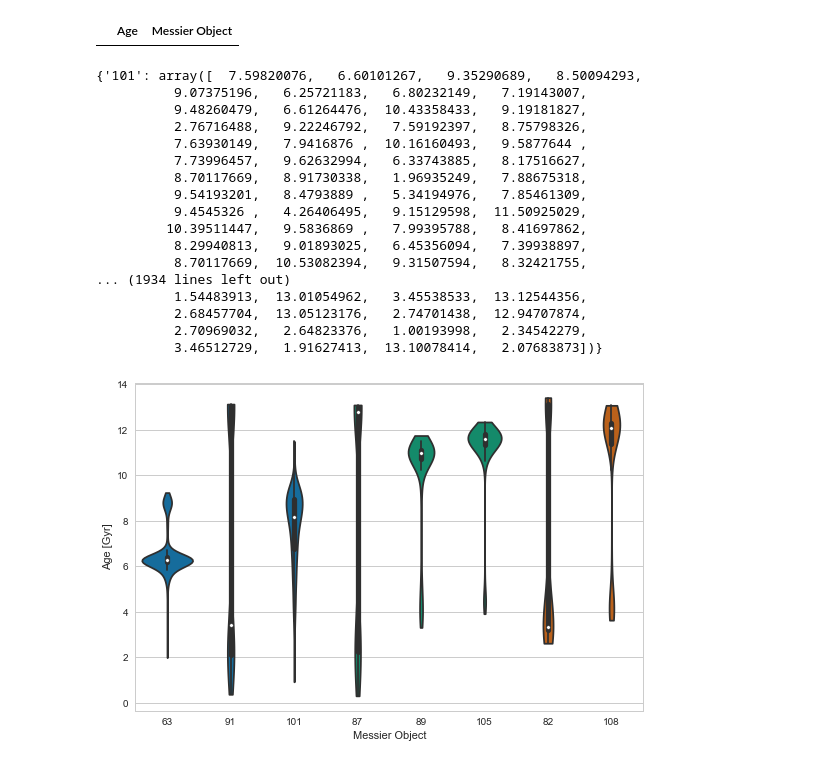
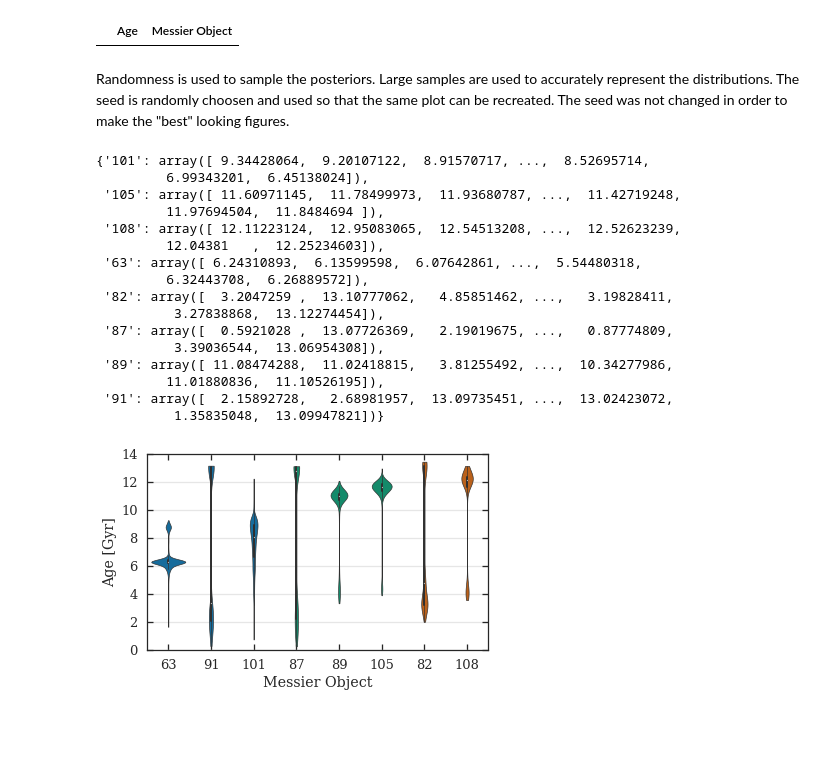
Before and after one commit to benjaminrose/MC-Age, a Jupyter notebook: figures/Consistence-Test-Messier-Objects.ipynb, the cells around one changed output. Drawn from its saved outputs; the diff is of its cells as text; code cells hidden in the pictures; blank space fills up the shorter version.

Commit message:
Updates to figures

```diff
--- a/figures/Consistence-Test-Messier-Objects.ipynb
+++ b/figures/Consistence-Test-Messier-Objects.ipynb
@@ -10,8 +10,6 @@ import pandas as pd
 # %%
 import matplotlib.pyplot as plt
 import seaborn as sns
-# %%
-sns.set_style("whitegrid")
 # %% [markdown]
 ## some comment
 # %%
@@ -100,9 +99,12 @@ dtype: object
 new
 # %% [output]
 |  | Age | Messier Object |
+# %% [markdown]
+Randomness is used to sample the posteriors. Large samples are used to accurately represent the distributions. The seed is randomly choosen and used so that the same plot can be recreated. The seed was not changed in order to make the "best" looking figures.
 # %%
 files = '../resources/SN{}_messier_chain.tsv'
-num = 1000
+num = 5000
+np.random.seed(1378052)   #set a seed for reproducibility
 
 # for i in SNData.index.values:
 for i in m_objects:
@@ -127,23 +129,22 @@ for i in m_objects:
 
 all_ages
 # %% [output]
-{'101': array([  7.59820076,   6.60101267,   9.35290689,   8.50094293,
-          9.07375196,   6.25721183,   6.80232149,   7.19143007,
-          9.48260479,   6.61264476,  10.43358433,   9.19181827,
-          2.76716488,   9.22246792,   7.59192397,   8.75798326,
-          7.63930149,   7.9416876 ,  10.16160493,   9.5877644 ,
-          7.73996457,   9.62632994,   6.33743885,   8.17516627,
-          8.70117669,   8.91730338,   1.96935249,   7.88675318,
-          9.54193201,   8.4793889 ,   5.34194976,   7.85461309,
-          9.4545326 ,   4.26406495,   9.15129598,  11.50925029,
-         10.39511447,   9.5836869 ,   7.99395788,   8.41697862,
-          8.29940813,   9.01893025,   6.45356094,   7.39938897,
-          8.70117669,  10.53082394,   9.31507594,   8.32421755,
-... (1934 lines left out)
-          1.54483913,  13.01054962,   3.45538533,  13.12544356,
-          2.68457704,  13.05123176,   2.74701438,  12.94707874,
-          2.70969032,   2.64823376,   1.00193998,   2.34542279,
-          3.46512729,   1.91627413,  13.10078414,   2.07683873])}
+{'101': array([ 9.34428064,  9.20107122,  8.91570717, ...,  8.52695714,
+         6.99343201,  6.45138024]),
+ '105': array([ 11.60971145,  11.78499973,  11.93680787, ...,  11.42719248,
+         11.97694504,  11.8484694 ]),
+ '108': array([ 12.11223124,  12.95083065,  12.54513208, ...,  12.52623239,
+         12.04381   ,  12.25234603]),
+ '63': array([ 6.24310893,  6.13599598,  6.07642861, ...,  5.54480318,
+         6.32443708,  6.26889572]),
+ '82': array([  3.2047259 ,  13.10777062,   4.85851462, ...,   3.19828411,
+          3.27838868,  13.12274454]),
+ '87': array([  0.5921028 ,  13.07726369,   2.19019675, ...,   0.87774809,
+          3.39036544,  13.06954308]),
+ '89': array([ 11.08474288,  11.02418815,   3.81255492, ...,  10.34277986,
+         11.01880836,  11.10526195]),
+ '91': array([  2.15892728,   2.68981957,  13.09735451, ...,  13.02423072,
+          1.35835048,  13.09947821])}
 # %%
 sns_palette = sns.color_palette(palette='colorblind', n_colors=3)
 # put in order as needed for Messier Calibration plot
@@ -151,35 +152,46 @@ my_palette = [sns_palette[0], sns_palette[0], sns_palette[0],
               sns_palette[1], sns_palette[1], sns_palette[1],
               sns_palette[2], sns_palette[2]]
 # %%
-fig = plt.figure('messier age dist')
+fig = plt.figure('messier age dist')  # maybe try figsize=(7.5, 4.8)
+
+sns.set(context='talk', style='ticks', font='serif', color_codes=True)
+
 # sns.violinplot(x='101', data=all_ages)
 
 sns.violinplot(x='Messier Object', y='Age', data=new,
                order=['63', '91', '101', '87', '89', '105', '82', '108'],
                palette=my_palette,
                scale='area',
+               inner='box',
 #                color='red',
+               linewidth=0.65,
                cut=0)
 
 # sns.lvplot(x='Messier Object', y='Age', data=new,
 #            order=['63', '91', '101', '87', '89', '105', '82', '108'],
 #            saturation=0.7,
 #            palette=my_palette)
 
 # sns.stripplot(x='Messier Object', y='Age', data=new,
 #                order=['63', '91', '101', '87', '89', '105', '82', '108'],
 #                  color='gray', size=4, alpha=0.2)
 
+
+
 plt.ylabel('Age [Gyr]')
-# plt.legend(['a line', '2', '3', '4', '2', '3', '4'])
-# plt.legend([], ["Attr A", "Attr A+B"])
 plt.legend()
 
-fig.set_tight_layout({'pad': 1.5})   #cut edge whitespace
-# plt.savefig('messierCalibration_seaborn2.pdf')
+plt.ylim((0,14))
+
+ax = plt.gca()  # very helpful
+ax.tick_params(axis='both', which='both', top='on', right='on', direction='in')
+plt.grid(which='major', axis='y', color='0.90', linestyle='-')
+
+fig.set_tight_layout({'pad': 1.5})
+plt.savefig('messierCalibration_seaborn3.pdf')
 plt.show()
 # %% [output]
-[figure, old version]
+[figure, new version]
 # %%
 all_ages['101']
 for i in all_ages['101']:
```
Also changed, not shown: parts of 2 cells of this notebook, 6 other files.
